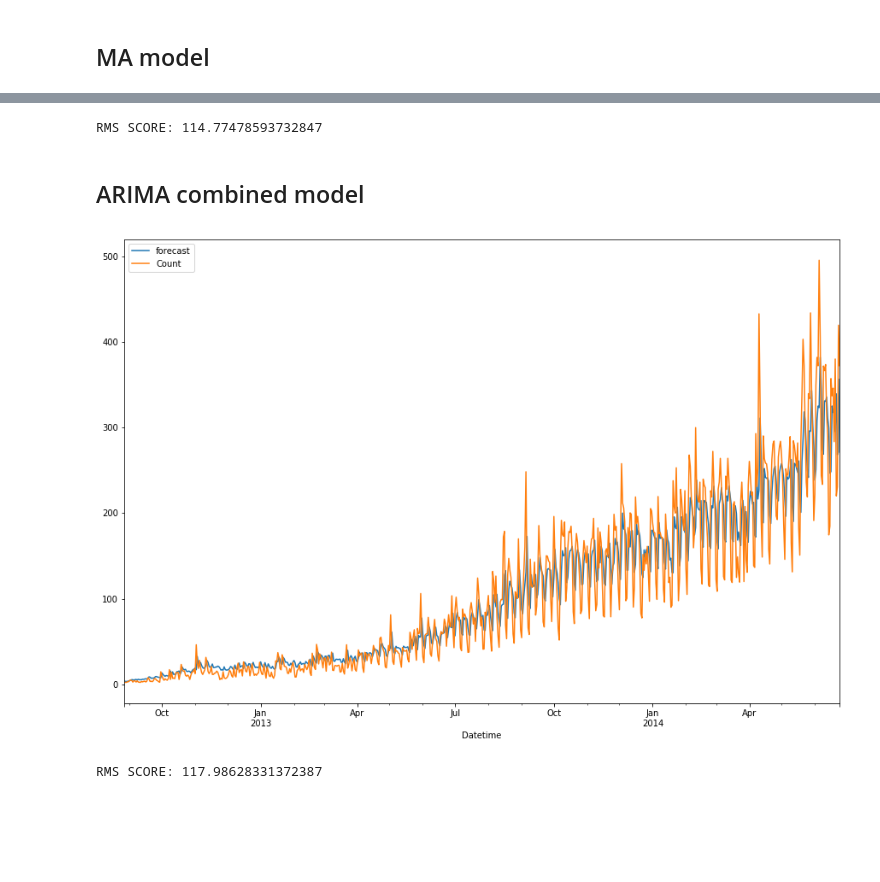
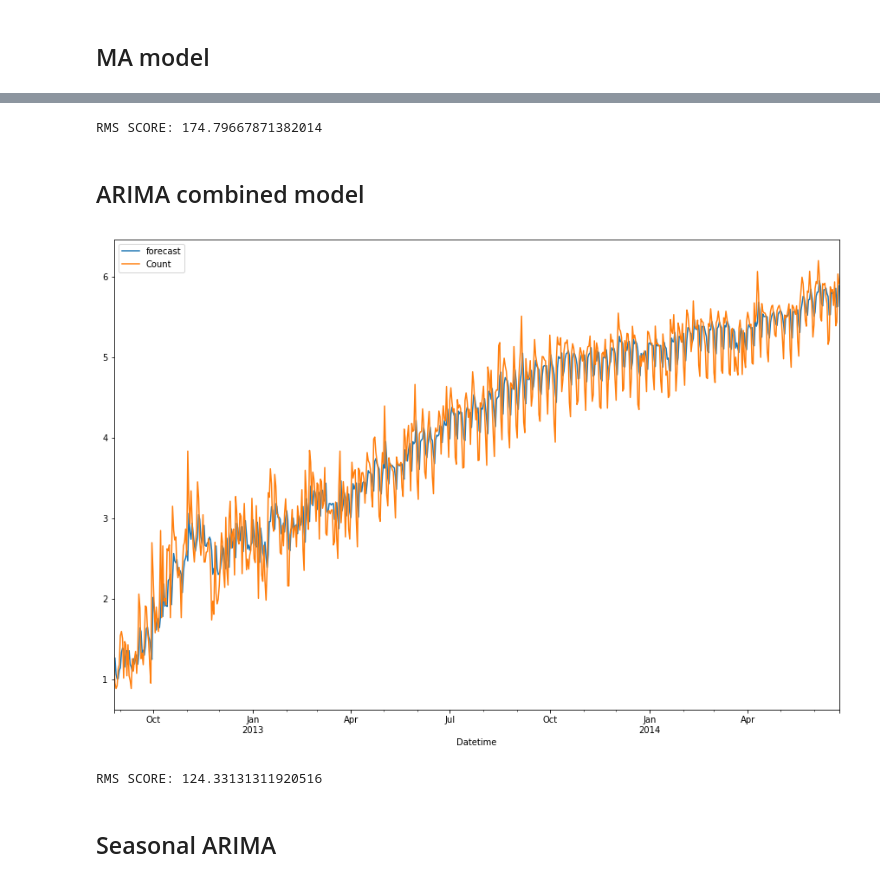
Before and after one commit to TheAbhishekJha/TimeSeries, a Jupyter notebook: TSnotebook.ipynb, the cells around one changed output, grey strips where cells are left out. Saved outputs shown, nothing was run; the diff lists cells and outputs as text; code cells hidden in the pictures; blank space fills up the shorter version.

```diff
--- a/TSnotebook.ipynb
+++ b/TSnotebook.ipynb
@@ -660,2 +650,5 @@ train_temp.drop('ID',axis=1,inplace=True)
+# %%
+train_log = np.log(training['Count'])
+valid_log = np.log(validating['Count'])
 # %%
 fig, axes = plt.subplots(3, 2)
@@ -782,14 +819,14 @@ MAfc,_,_ = results_MA.forecast(len(validating))
 # %%
-rms = sqrt(mean_squared_error(validating.Count, MAfc))
+rms = sqrt(mean_squared_error(validating.Count, np.exp(MAfc)))
 print("RMS SCORE:",rms)
 # %% [output]
-RMS SCORE: 114.77478593732847
+RMS SCORE: 174.79667871382014
 # %% [markdown]
 ## ARIMA combined model
 # %%
-ARIMA_model = ARIMA(training.Count, order=(1, 1, 1))
+ARIMA_model = ARIMA(train_log, order=(1, 1, 1))
 results_ARIMA = ARIMA_model.fit(disp=-1)
 results_ARIMA.plot_predict(dynamic=False)
 plt.show()
 # %% [output]
-[figure, old version]
+[figure, new version]
@@ -796,6 +835,7 @@ plt.show()
 # %%
-ARIMA_fc,_,_ = results_ARIMA.forecast(len(validating))
-rms = sqrt(mean_squared_error(validating.Count, ARIMA_fc))
+rms = sqrt(mean_squared_error(validating.Count, np.exp(ARIMA_fc)))
 print("RMS SCORE:",rms)
 # %% [output]
-RMS SCORE: 117.98628331372387
+RMS SCORE: 124.33131311920516
+# %% [markdown]
+## Seasonal ARIMA
```
Also changed, not shown: parts of 26 cells of this notebook.
